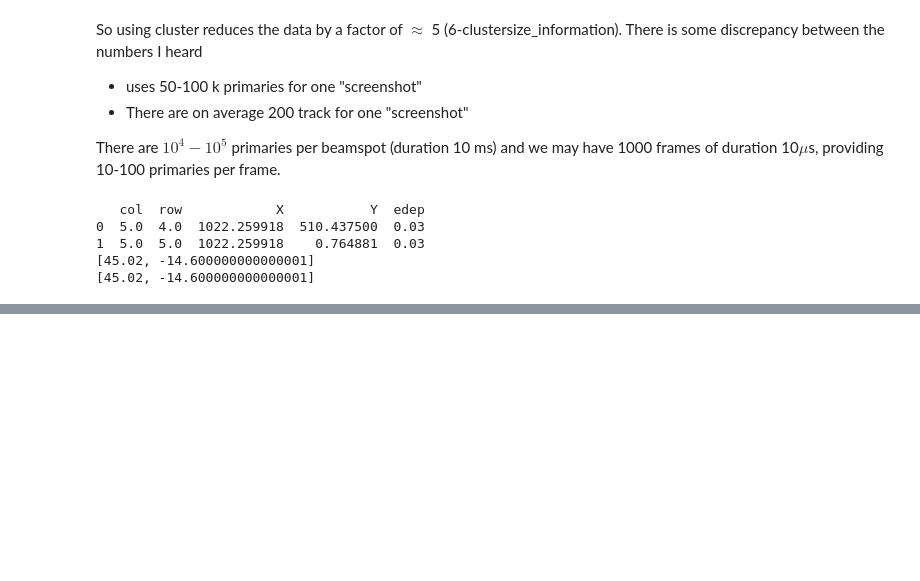
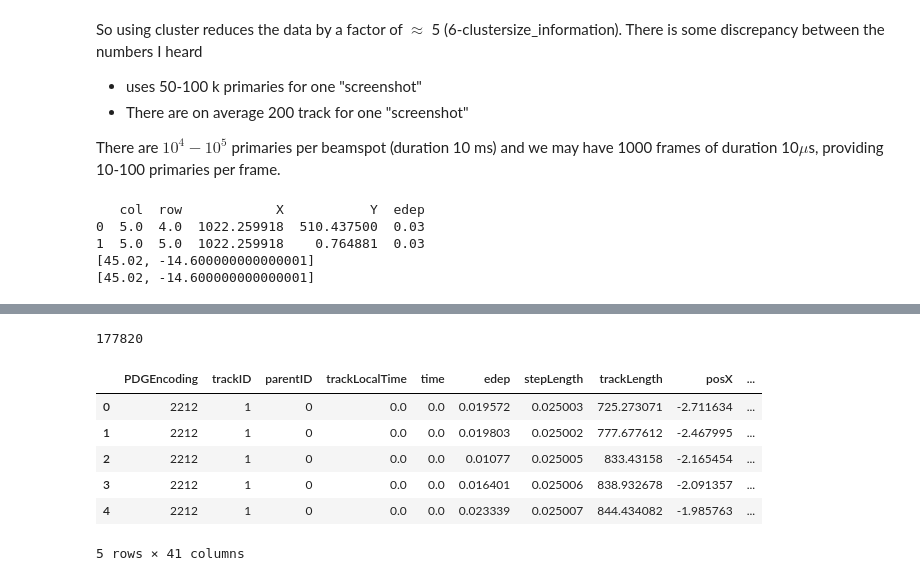
Before and after one commit to pgpapp/pcT-ReadOut, a Jupyter notebook: MLPCT_Pres_04122021.ipynb, the cells around one changed output, grey strips where cells are left out. Drawn from its saved outputs; the diff is of its cells as text; code cells hidden in the pictures; blank space fills up the shorter version.

```diff
--- a/MLPCT_Pres_04122021.ipynb
+++ b/MLPCT_Pres_04122021.ipynb
@@ -7,11 +9,11 @@ from matplotlib import gridspec
 import uproot
 
 def read_root(file):
-    file = uproot.open(file)
-    tree = file[file.keys()[0]]
+    f = uproot.open(file)
+    tree = f[f.keys()[0]]
     dfH = pd.DataFrame(tree.arrays(library='np', how=tuple)).transpose()
     dfH.columns =tree.keys()
-    file.close()
+    f.close()
     return dfH
 
 def gauss(x,m,sig):
@@ -496,0 +622,4 @@ HtCS16_46 = Cp.set_CS_multi(zip(SHits16_46['X'],SHits16_46['Y'],SHits16_46['edep
+# %%
+len(t)
+# %% [output]
+177820
@@ -496,0 +640,10 @@ HtCS16_46 = Cp.set_CS_multi(zip(SHits16_46['X'],SHits16_46['Y'],SHits16_46['edep
+# %%
+dfH.head()
+# %% [output]
+|  | PDGEncoding | trackID | parentID | trackLocalTime | time | edep | stepLength | trackLength | posX | ... |
+| 0 | 2212 | 1 | 0 | 0.0 | 0.0 | 0.019572 | 0.025003 | 725.273071 | -2.711634 | ... |
+| 1 | 2212 | 1 | 0 | 0.0 | 0.0 | 0.019803 | 0.025002 | 777.677612 | -2.467995 | ... |
+| 2 | 2212 | 1 | 0 | 0.0 | 0.0 | 0.01077 | 0.025005 | 833.43158 | -2.165454 | ... |
+| 3 | 2212 | 1 | 0 | 0.0 | 0.0 | 0.016401 | 0.025006 | 838.932678 | -2.091357 | ... |
+| 4 | 2212 | 1 | 0 | 0.0 | 0.0 | 0.023339 | 0.025007 | 844.434082 | -1.985763 | ... |
+5 rows × 41 columns
```
Also changed, not shown: parts of 22 cells of this notebook.
